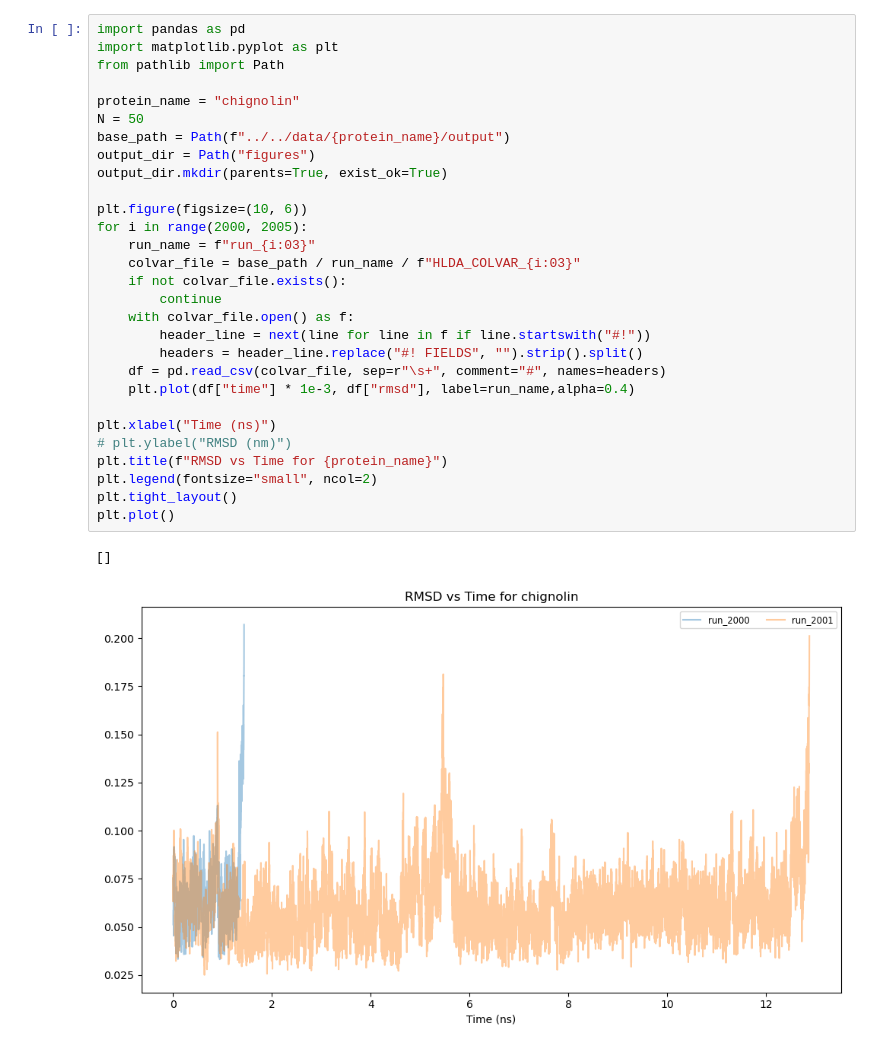
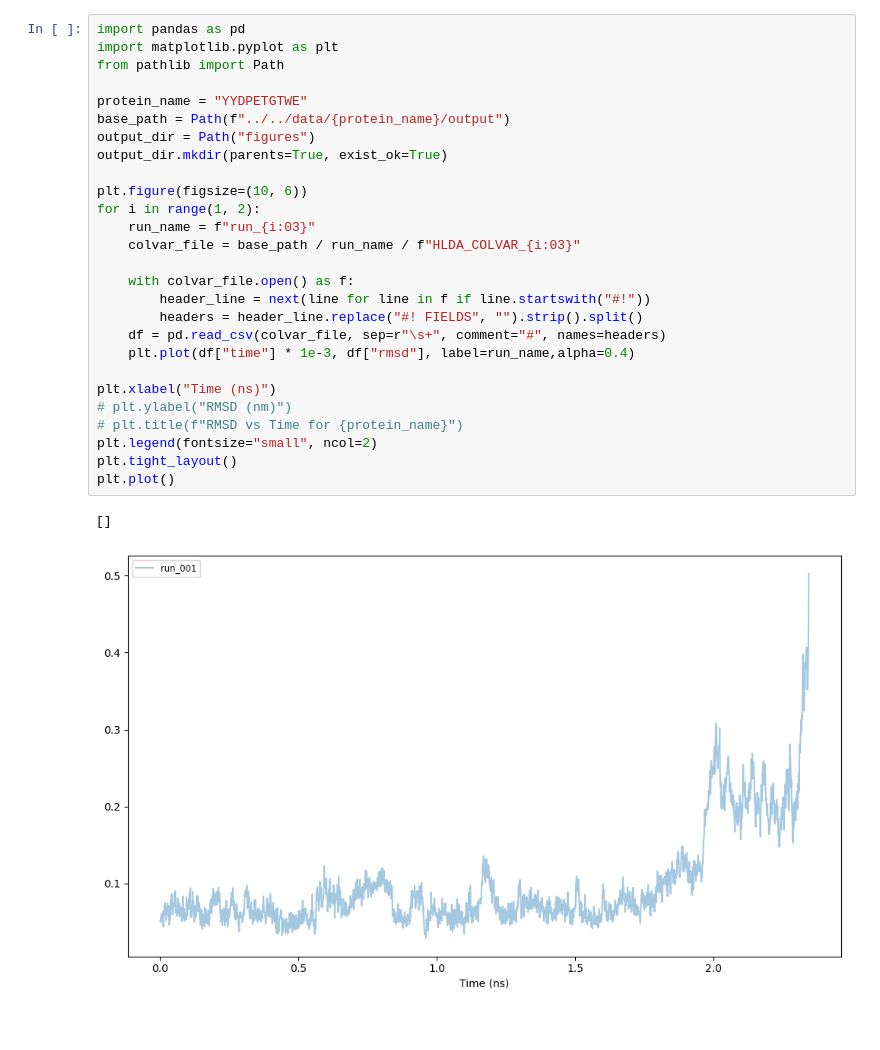
Before and after one commit to MendelsResearchGroup/guiding-peptide-kinetics, a Jupyter notebook: src/plots/rmsd.ipynb, the cells around one changed output. Saved outputs shown, nothing was run; the diff lists cells and outputs as text.

```diff
--- a/src/plots/rmsd.ipynb
+++ b/src/plots/rmsd.ipynb
@@ -1,32 +1,30 @@
 # %%
 import pandas as pd
 import matplotlib.pyplot as plt
 from pathlib import Path
 
-protein_name = "chignolin"
-N = 50
+protein_name = "YYDPETGTWE"
 base_path = Path(f"../../data/{protein_name}/output")
 output_dir = Path("figures")
 output_dir.mkdir(parents=True, exist_ok=True)
 
 plt.figure(figsize=(10, 6))
-for i in range(2000, 2005):
+for i in range(1, 2):
     run_name = f"run_{i:03}"
     colvar_file = base_path / run_name / f"HLDA_COLVAR_{i:03}"
-    if not colvar_file.exists():
-        continue
+
     with colvar_file.open() as f:
         header_line = next(line for line in f if line.startswith("#!"))
         headers = header_line.replace("#! FIELDS", "").strip().split()
     df = pd.read_csv(colvar_file, sep=r"\s+", comment="#", names=headers)
     plt.plot(df["time"] * 1e-3, df["rmsd"], label=run_name,alpha=0.4)
 
 plt.xlabel("Time (ns)")
 # plt.ylabel("RMSD (nm)")
-plt.title(f"RMSD vs Time for {protein_name}")
+# plt.title(f"RMSD vs Time for {protein_name}")
 plt.legend(fontsize="small", ncol=2)
 plt.tight_layout()
 plt.plot()
 # %% [output]
 []
-[figure, old version]
+[figure, new version]
```
Also changed, not shown: 23 other files.
